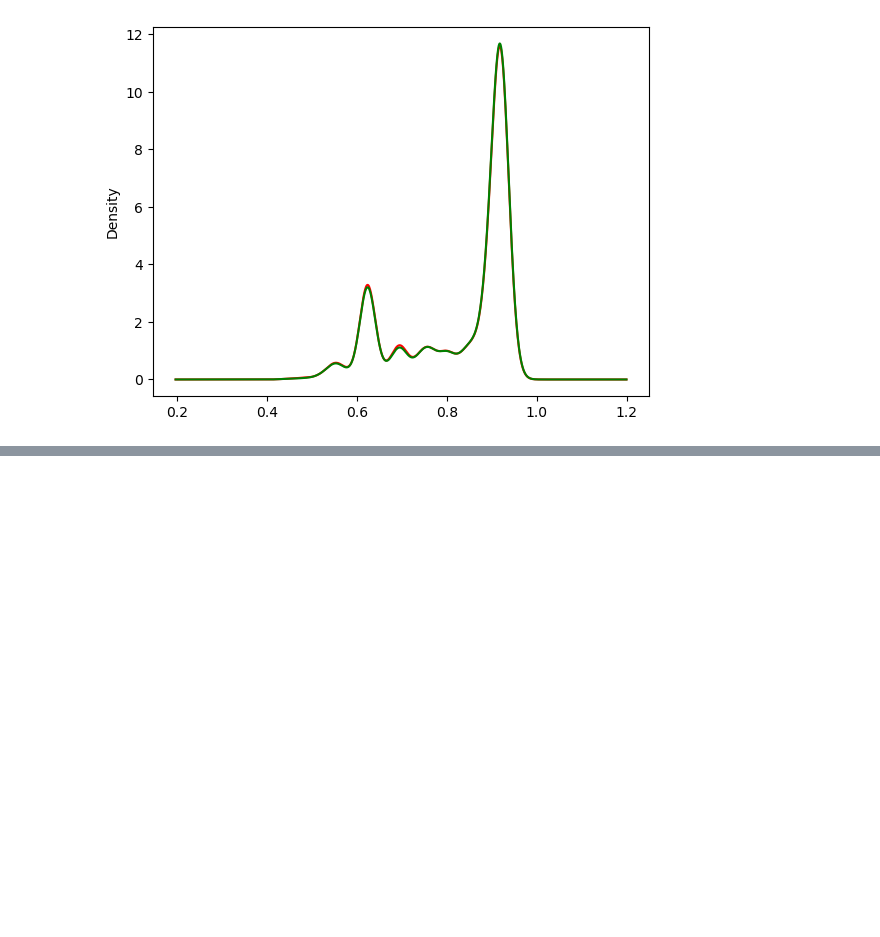
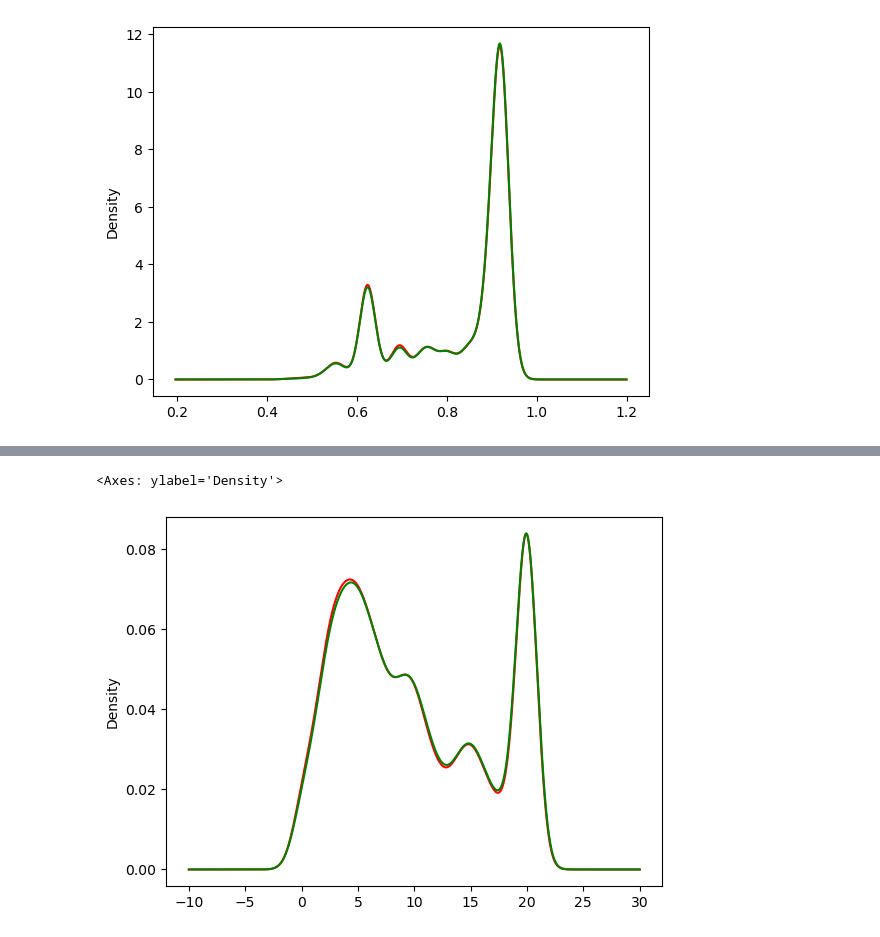
Before and after one commit to Shreyasb1015/Machine-Learning, a Jupyter notebook: handling-missing-data/complete-caseAnalysis.ipynb, the cells around one changed output, grey strips where cells are left out. Saved outputs shown, nothing was run; the diff lists cells and outputs as text; code cells hidden in the pictures; blank space fills up the shorter version.

```diff
--- a/handling-missing-data/complete-caseAnalysis.ipynb
+++ b/handling-missing-data/complete-caseAnalysis.ipynb
@@ -146,0 +160,12 @@ new_df['city_development_index'].plot.density(color='green')
+# %%
+fig = plt.figure()
+ax = fig.add_subplot(111)
+
+# original data
+df['experience'].plot.density(color='red')
+
+# data after cca
+new_df['experience'].plot.density(color='green')
+# %% [output]
+<Axes: ylabel='Density'>
+[figure, added]
```
Also changed, not shown: parts of 1 cell of this notebook.
